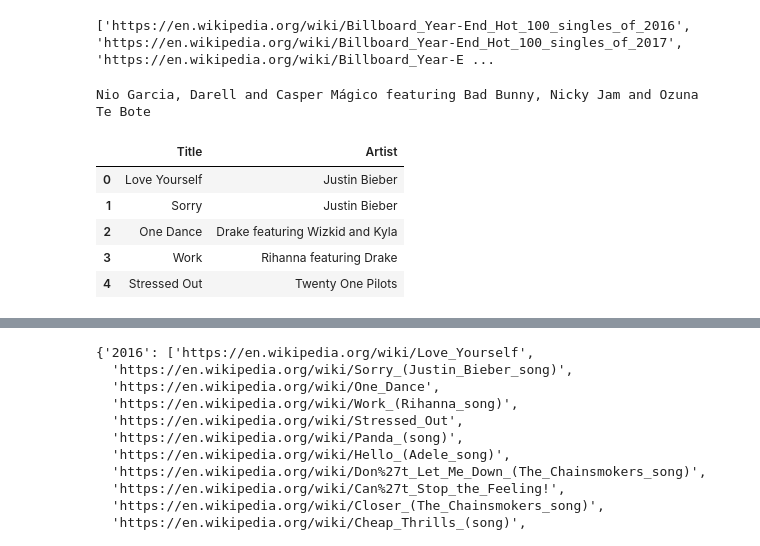
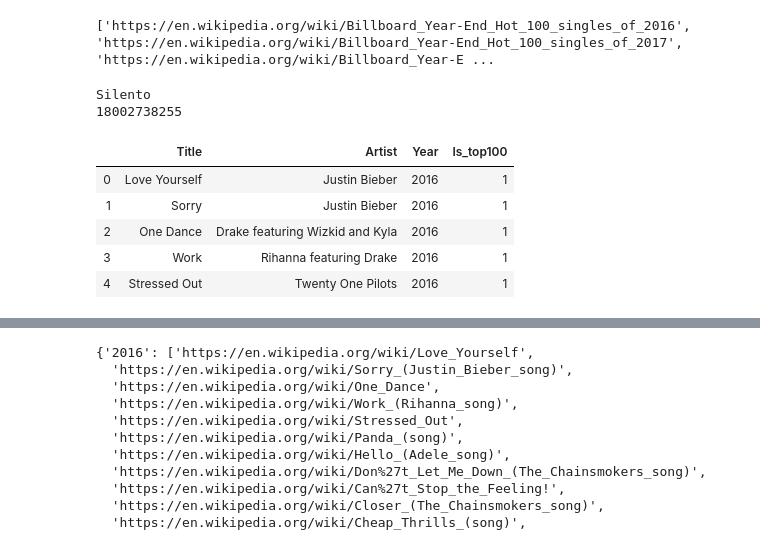
Before and after one commit to makaralis/Music-Project, a Jupyter notebook: FinalProject/SaveHtmlPages3.ipynb, the cells around one changed output, grey strips where cells are left out. Saved outputs shown, nothing was run; the diff lists cells and outputs as text; code cells hidden in the pictures.

```diff
--- a/FinalProject/SaveHtmlPages3.ipynb
+++ b/FinalProject/SaveHtmlPages3.ipynb
@@ -49,8 +49,8 @@ for url in billboardUrls:
     save_html(url)
 # %%
 #creating lists of lists for each year
-songs={"2016": [],"2017": [], "2018":[]}
-artists={"2016": [],"2017": [], "2018":[]}
+songs_wiki={"2016": [],"2017": [], "2018":[]}
+artists_wiki={"2016": [],"2017": [], "2018":[]}
 
 for i in range(6,9):
     content = open("./data/top_100/Billboard_Year-End_Hot_100_singles_of_201"+str(i)+".html", encoding='utf-8')
@@ -58,29 +58,33 @@ for i in range(6,9):
 
     titles=soup_html.findAll('td')
     for title in titles[0:len(titles)-5:2]:
-        songs["201{}".format(i)].append(title.text.replace('\n','').replace(',','').replace('(','').replace(')','')
+        songs_wiki["201{}".format(i)].append(title.text.replace('\n','').replace(',','').replace('(','').replace(')','').replace('-','')
                                         .replace('é','e').replace('?','').replace('"','').replace("!",""))
     for title in titles[1:len(titles)-5:2]:
-        artists["201{}".format(i)].append(title.text.replace('é','e').replace('í','i').replace('\n','')
-                                          .replace('+','').replace('.',''))
+        artists_wiki["201{}".format(i)].append(title.text.replace('é','e').replace('í','i').replace('\n','')
+                                          .replace('+','').replace('.','').replace('ó','o'))
 
 
-print(artists["2018"][80])
-print(songs["2018"][80])
+print(artists_wiki["2016"][87])
+print(songs_wiki["2018"][83])
 # %% [output]
-Nio Garcia, Darell and Casper Mágico featuring Bad Bunny, Nicky Jam and Ozuna
-Te Bote
+Silento
+18002738255
 # %%
 #creating a dictionary of a df for each year for name of the song & name of artist
-songs_df={"2016_df": pd.DataFrame(),"2017_df": pd.DataFrame(), "2018_df":pd.DataFrame()}
-for key, value in songs_df.items():
-    songs_df[key]['Title'] = songs["2016"]
-    songs_df[key]['Artist'] = artists["2016"]
-songs_df["2016_df"].head()
+songs_df_wiki={"2016_df": pd.DataFrame(),"2017_df": pd.DataFrame(), "2018_df":pd.DataFrame()}
+i=6
+for key, value in songs_df_wiki.items():
+    songs_df_wiki[key]['Title'] = songs_wiki["2016"]
+    songs_df_wiki[key]['Artist'] = artists_wiki["2016"]
+    songs_df_wiki[key]['Year']="201{}".format(i)
+    songs_df_wiki[key]['Is_top100']=1
+    i+=1
+songs_df_wiki["2016_df"].head()
 # %% [output]
-|  | Title | Artist |
-| 0 | Love Yourself | Justin Bieber |
-| 1 | Sorry | Justin Bieber |
-| 2 | One Dance | Drake featuring Wizkid and Kyla |
-| 3 | Work | Rihanna featuring Drake |
-| 4 | Stressed Out | Twenty One Pilots |
+|  | Title | Artist | Year | Is_top100 |
+| 0 | Love Yourself | Justin Bieber | 2016 | 1 |
+| 1 | Sorry | Justin Bieber | 2016 | 1 |
+| 2 | One Dance | Drake featuring Wizkid and Kyla | 2016 | 1 |
+| 3 | Work | Rihanna featuring Drake | 2016 | 1 |
+| 4 | Stressed Out | Twenty One Pilots | 2016 | 1 |
```
Also changed, not shown: parts of 20 cells of this notebook.
